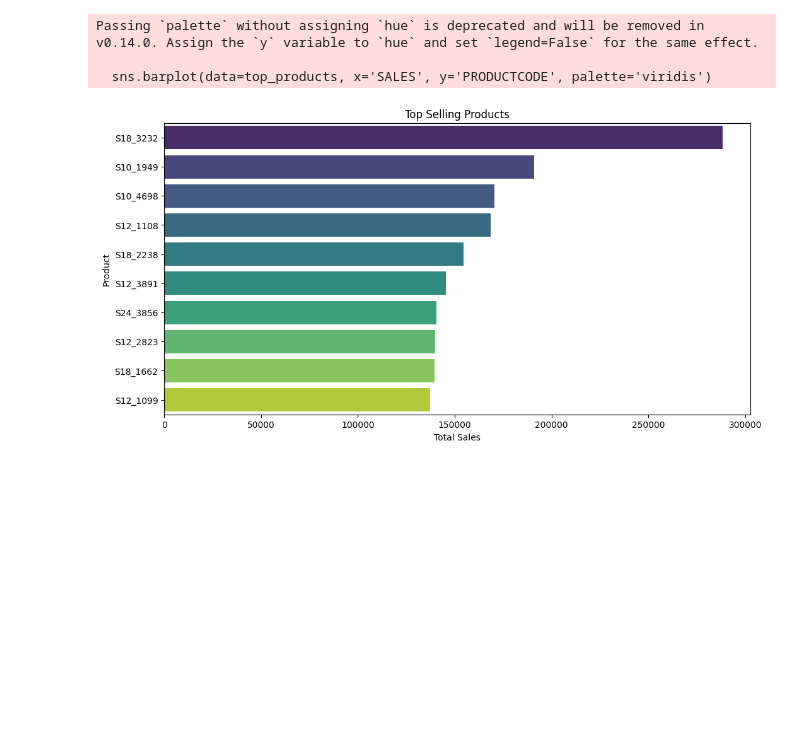
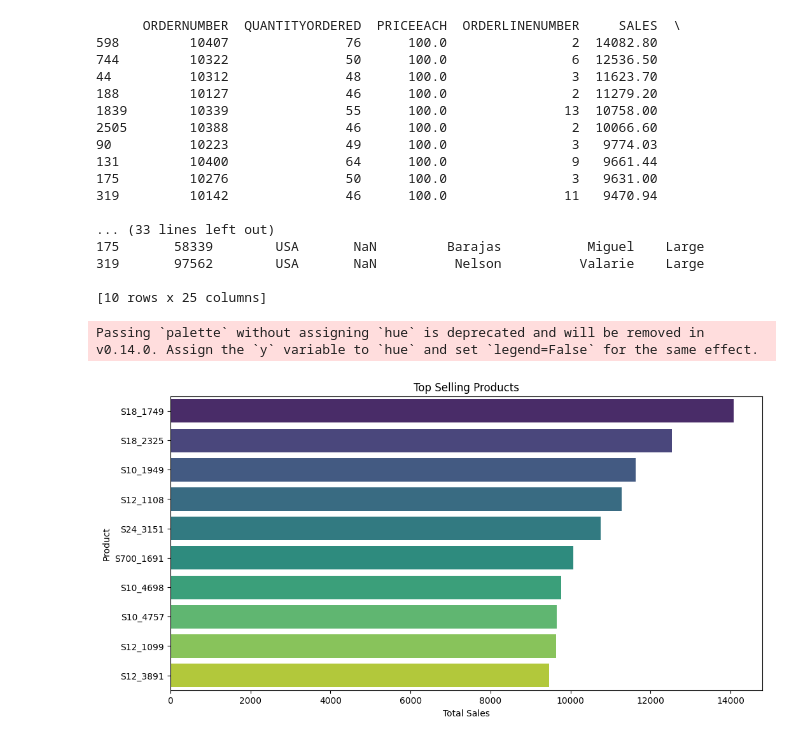
Before and after one commit to JustDaniel7/interactive-dashboard, a Jupyter notebook: src/data_prep.ipynb, the cells around one changed output. Drawn from its saved outputs; the diff is of its cells as text; code cells hidden in the pictures; blank space fills up the shorter version.

```diff
--- a/src/data_prep.ipynb
+++ b/src/data_prep.ipynb
@@ -103,15 +106,37 @@ plt.show()
 product_sales = sales_data.groupby('PRODUCTCODE').agg({'SALES': 'sum'}).reset_index()
 # %%
 # Plot top-selling products
-top_products = product_sales.sort_values(by='SALES', ascending=False).head(10)
+top_products = sales_data.sort_values(by='SALES', ascending=False).head(10)
+print(top_products)
 plt.figure(figsize=(12, 6))
 sns.barplot(data=top_products, x='SALES', y='PRODUCTCODE', palette='viridis')
+
 plt.title('Top Selling Products')
 plt.xlabel('Total Sales')
 plt.ylabel('Product')
+
 plt.show()
+
+plt.savefig('plot1.png')
+
+plt.close()
 # %% [output]
-Passing `palette` without assigning `hue` is deprecated and will be removed in v0.14.0. Assign the `y` variable to `hue` and set `legend=False` for the same effect.
+      ORDERNUMBER  QUANTITYORDERED  PRICEEACH  ORDERLINENUMBER     SALES  \
+598         10407               76      100.0                2  14082.80
+744         10322               50      100.0                6  12536.50
+44          10312               48      100.0                3  11623.70
+188         10127               46      100.0                2  11279.20
+1839        10339               55      100.0               13  10758.00
+2505        10388               46      100.0                2  10066.60
+90          10223               49      100.0                3   9774.03
+131         10400               64      100.0                9   9661.44
+175         10276               50      100.0                3   9631.00
+319         10142               46      100.0               11   9470.94
 
-  sns.barplot(data=top_products, x='SALES', y='PRODUCTCODE', palette='viridis')
+... (33 lines left out)
+175       58339        USA       NaN         Barajas           Miguel    Large
+319       97562        USA       NaN          Nelson          Valarie    Large
+
+[10 rows x 25 columns]
+Passing `palette` without assigning `hue` is deprecated and will be removed in v0.14.0. Assign the `y` variable to `hue` and set `legend=False` for the same effect.
-[figure, old version]
+[figure, new version]
```
Also changed, not shown: parts of 7 cells of this notebook, 21 other files.
